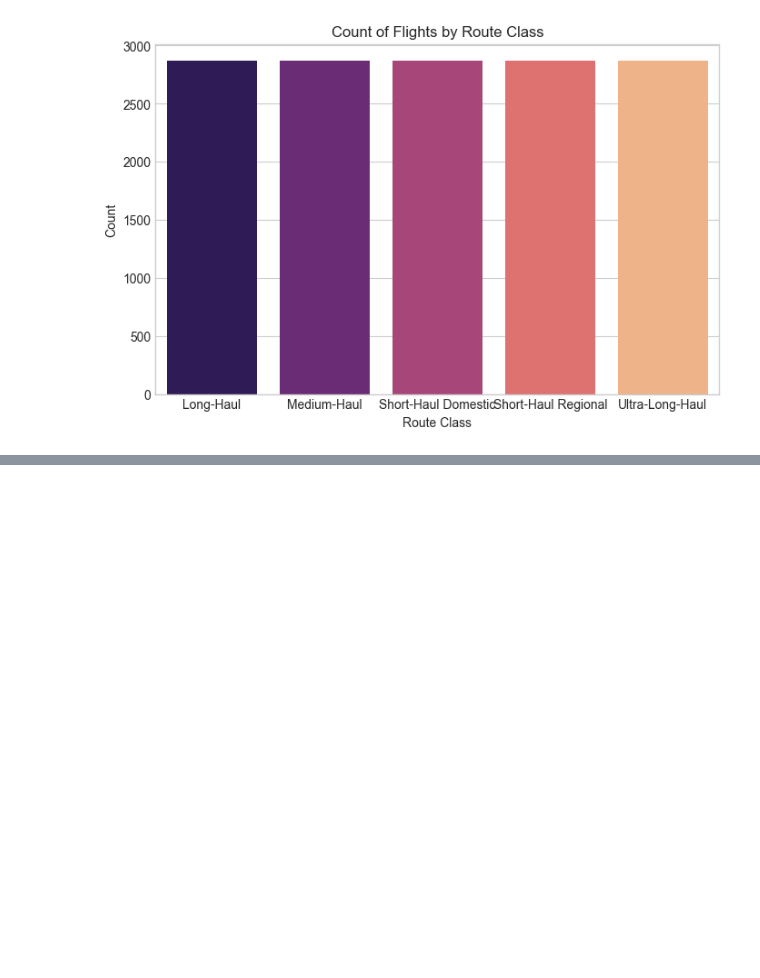
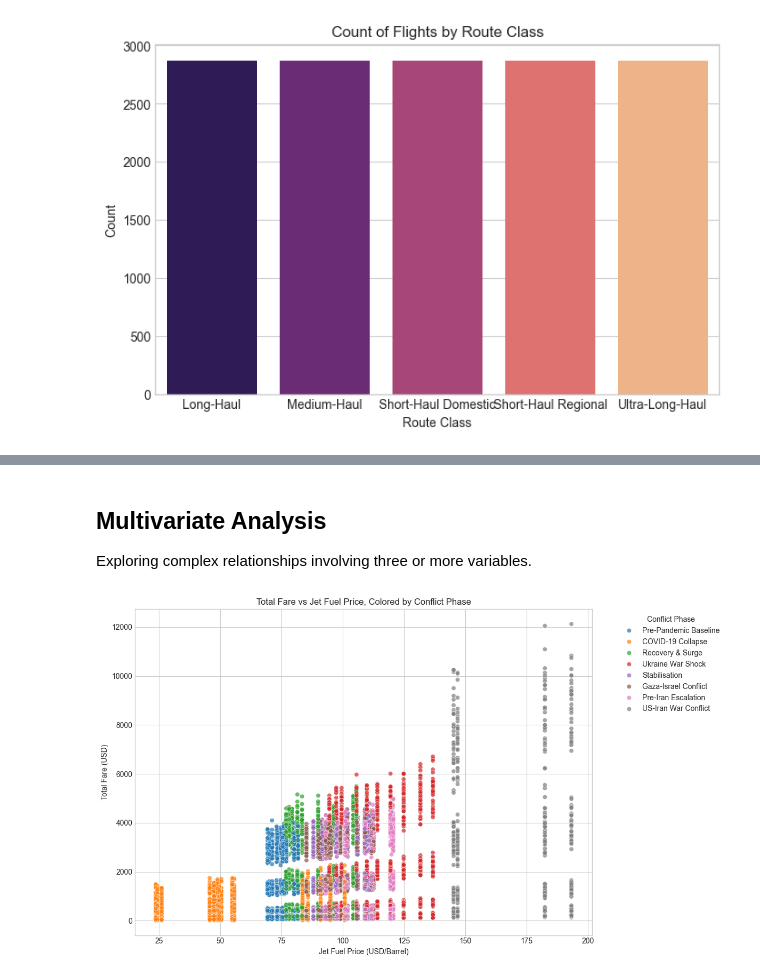
Before and after one commit to Algoastronaut/C_G18_AirlineTicketPricesVsFuelCostsAnalysis, a Jupyter notebook: notebooks/03_eda.ipynb, the cells around one changed output, grey strips where cells are left out. Drawn from its saved outputs; the diff is of its cells as text; code cells hidden in the pictures; blank space fills up the shorter version.

```diff
--- a/notebooks/03_eda.ipynb
+++ b/notebooks/03_eda.ipynb
@@ -170,0 +197,15 @@ plt.show()
+# %% [markdown]
+## Multivariate Analysis
+Exploring complex relationships involving three or more variables.
+# %%
+# Ticket Prices vs Fuel Costs, colored by Conflict Phase
+plt.figure(figsize=(12, 7))
+sns.scatterplot(data=df, x='jet_fuel_usd_barrel', y='total_fare_usd', hue='conflict_phase', palette='tab10', alpha=0.7)
+plt.title('Total Fare vs Jet Fuel Price, Colored by Conflict Phase')
+plt.xlabel('Jet Fuel Price (USD/Barrel)')
+plt.ylabel('Total Fare (USD)')
+plt.legend(title='Conflict Phase', bbox_to_anchor=(1.05, 1), loc='upper left')
+plt.tight_layout()
+plt.show()
+# %% [output]
+[figure, added]
```
Also changed, not shown: parts of 4 cells of this notebook.
